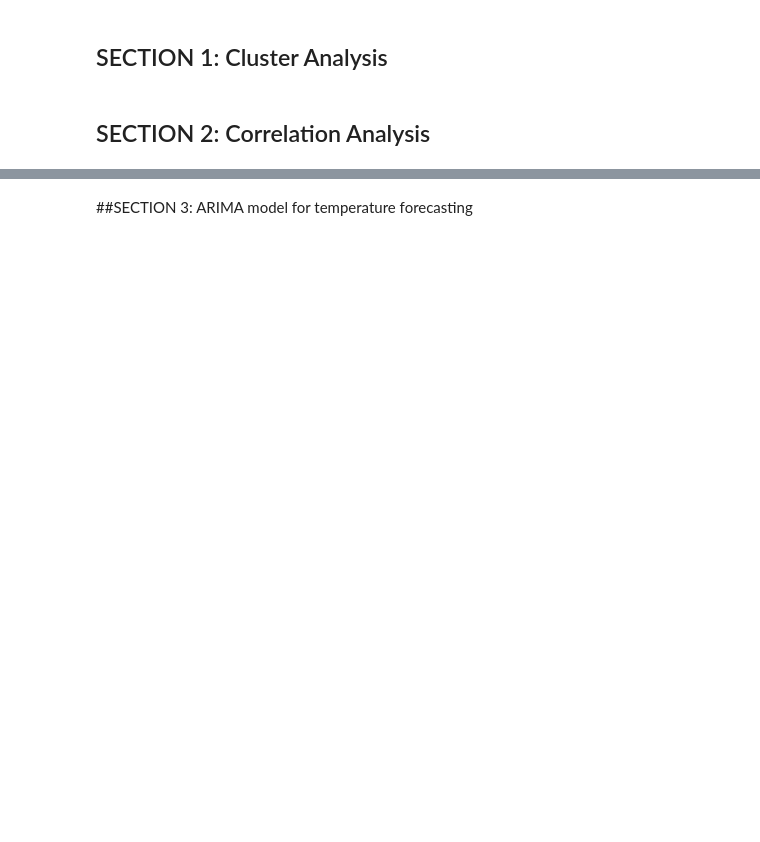
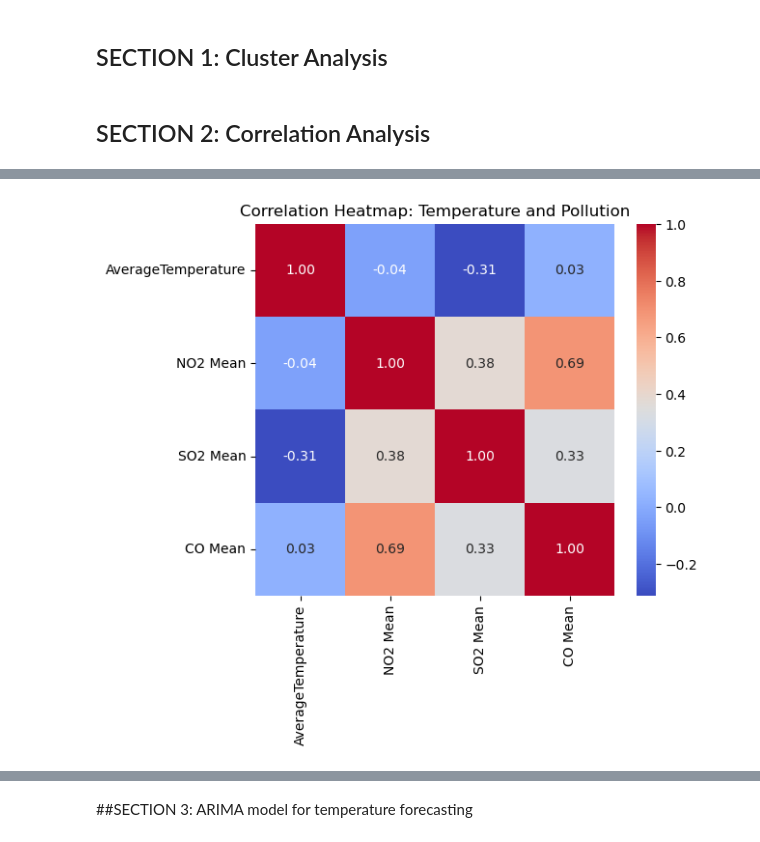
Before and after one commit to aredjil/Temperature-forecasting-for-different-cities-in-the-world, a Jupyter notebook: Correlation_analysis.ipynb, the cells around one changed output, grey strips where cells are left out. Saved outputs shown, nothing was run; the diff lists cells and outputs as text; code cells hidden in the pictures; blank space fills up the shorter version.

```diff
--- a/Correlation_analysis.ipynb
+++ b/Correlation_analysis.ipynb
@@ -73,0 +184,8 @@ Improve your data and profiling with ydata-sdk, featuring data quality scoring,
+# %%
+# Heatmap of temperature and pollution correlations
+plt.figure(figsize=(6, 5))
+sns.heatmap(correlation_temp_pollution, annot=True, cmap="coolwarm", fmt=".2f")
+plt.title("Correlation Heatmap: Temperature and Pollution")
+plt.show()
+# %% [output]
+[figure, added]
```
Also changed, not shown: parts of 13 cells of this notebook, 2 other files.
